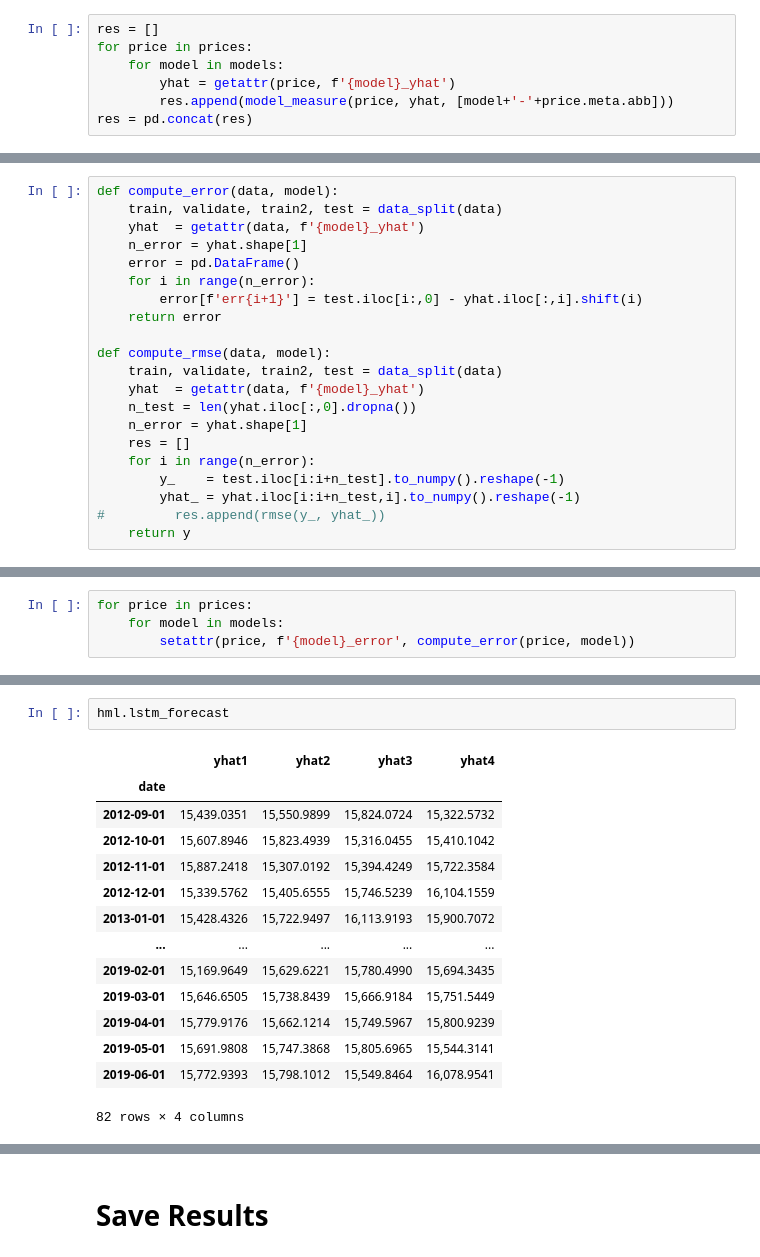
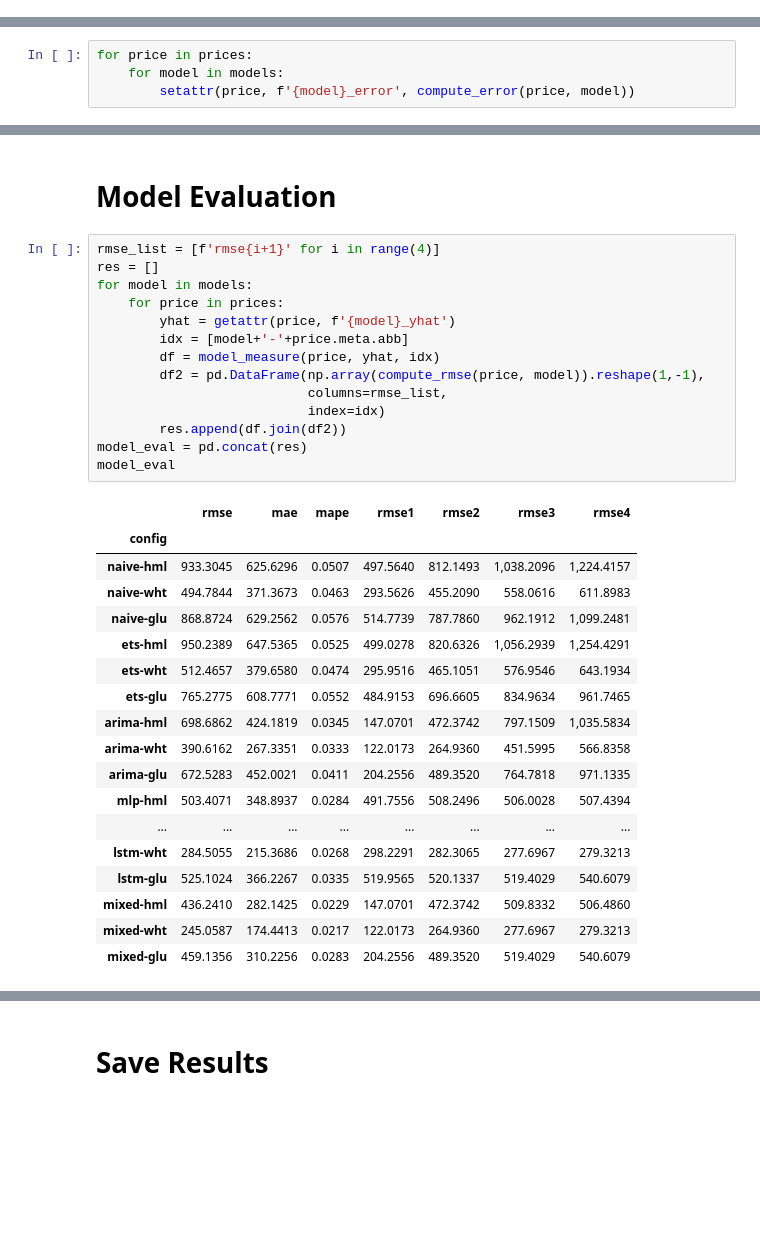
Before and after one commit to piyayut-ch/pricefcast, a Jupyter notebook: notebook/6_evaluate.ipynb, the cells around one changed output, grey strips where cells are left out. Saved outputs shown, nothing was run; the diff lists cells and outputs as text; blank space fills up the shorter version.

```diff
--- a/notebook/6_evaluate.ipynb
+++ b/notebook/6_evaluate.ipynb
@@ -85,10 +85,3 @@ for price in prices:
     price.mixed_yhat[col34] = price.lstm_yhat[col34].copy()
 # %%
 models = ['naive', 'ets', 'arima', 'mlp', 'lstm', 'mixed']
-# %%
-res = []
-for price in prices:
-    for model in models:
-        yhat = getattr(price, f'{model}_yhat')
-        res.append(model_measure(price, yhat, [model+'-'+price.meta.abb]))
-res = pd.concat(res)
@@ -116,23 +88,2 @@ res
 # %% [markdown]
 # Forecast Errors
-# %%
-def compute_error(data, model):
-    train, validate, train2, test = data_split(data)
-    yhat  = getattr(data, f'{model}_yhat')
-    n_error = yhat.shape[1]
-    error = pd.DataFrame()
-    for i in range(n_error):
-        error[f'err{i+1}'] = test.iloc[i:,0] - yhat.iloc[:,i].shift(i)
-    return error
-
-def compute_rmse(data, model):
-    train, validate, train2, test = data_split(data)
-    yhat  = getattr(data, f'{model}_yhat')
-    n_test = len(yhat.iloc[:,0].dropna())
-    n_error = yhat.shape[1]
-    res = []
-    for i in range(n_error):
-        y_    = test.iloc[i:i+n_test].to_numpy().reshape(-1)
-        yhat_ = yhat.iloc[i:i+n_test,i].to_numpy().reshape(-1)
-#         res.append(rmse(y_, yhat_))
-    return y
@@ -234,17 +99,35 @@ error
-# %%
-hml.lstm_forecast
-# %% [output]
-|  | yhat1 | yhat2 | yhat3 | yhat4 |
-| date |  |  |  |  |
-| 2012-09-01 | 15,439.0351 | 15,550.9899 | 15,824.0724 | 15,322.5732 |
-| 2012-10-01 | 15,607.8946 | 15,823.4939 | 15,316.0455 | 15,410.1042 |
-| 2012-11-01 | 15,887.2418 | 15,307.0192 | 15,394.4249 | 15,722.3584 |
-| 2012-12-01 | 15,339.5762 | 15,405.6555 | 15,746.5239 | 16,104.1559 |
-| 2013-01-01 | 15,428.4326 | 15,722.9497 | 16,113.9193 | 15,900.7072 |
-| ... | ... | ... | ... | ... |
-| 2019-02-01 | 15,169.9649 | 15,629.6221 | 15,780.4990 | 15,694.3435 |
-| 2019-03-01 | 15,646.6505 | 15,738.8439 | 15,666.9184 | 15,751.5449 |
-| 2019-04-01 | 15,779.9176 | 15,662.1214 | 15,749.5967 | 15,800.9239 |
-| 2019-05-01 | 15,691.9808 | 15,747.3868 | 15,805.6965 | 15,544.3141 |
-| 2019-06-01 | 15,772.9393 | 15,798.1012 | 15,549.8464 | 16,078.9541 |
-82 rows × 4 columns
+# %% [markdown]
+# Model Evaluation
+# %%
+rmse_list = [f'rmse{i+1}' for i in range(4)]
+res = []
+for model in models:
+    for price in prices:
+        yhat = getattr(price, f'{model}_yhat')
+        idx = [model+'-'+price.meta.abb]
+        df = model_measure(price, yhat, idx)
+        df2 = pd.DataFrame(np.array(compute_rmse(price, model)).reshape(1,-1),
+                           columns=rmse_list,
+                           index=idx)
+        res.append(df.join(df2))
+model_eval = pd.concat(res)
+model_eval
+# %% [output]
+|  | rmse | mae | mape | rmse1 | rmse2 | rmse3 | rmse4 |
+| config |  |  |  |  |  |  |  |
+| naive-hml | 933.3045 | 625.6296 | 0.0507 | 497.5640 | 812.1493 | 1,038.2096 | 1,224.4157 |
+| naive-wht | 494.7844 | 371.3673 | 0.0463 | 293.5626 | 455.2090 | 558.0616 | 611.8983 |
+| naive-glu | 868.8724 | 629.2562 | 0.0576 | 514.7739 | 787.7860 | 962.1912 | 1,099.2481 |
+| ets-hml | 950.2389 | 647.5365 | 0.0525 | 499.0278 | 820.6326 | 1,056.2939 | 1,254.4291 |
+| ets-wht | 512.4657 | 379.6580 | 0.0474 | 295.9516 | 465.1051 | 576.9546 | 643.1934 |
+| ets-glu | 765.2775 | 608.7771 | 0.0552 | 484.9153 | 696.6605 | 834.9634 | 961.7465 |
+| arima-hml | 698.6862 | 424.1819 | 0.0345 | 147.0701 | 472.3742 | 797.1509 | 1,035.5834 |
+| arima-wht | 390.6162 | 267.3351 | 0.0333 | 122.0173 | 264.9360 | 451.5995 | 566.8358 |
+| arima-glu | 672.5283 | 452.0021 | 0.0411 | 204.2556 | 489.3520 | 764.7818 | 971.1335 |
+| mlp-hml | 503.4071 | 348.8937 | 0.0284 | 491.7556 | 508.2496 | 506.0028 | 507.4394 |
+| ... | ... | ... | ... | ... | ... | ... | ... |
+| lstm-wht | 284.5055 | 215.3686 | 0.0268 | 298.2291 | 282.3065 | 277.6967 | 279.3213 |
+| lstm-glu | 525.1024 | 366.2267 | 0.0335 | 519.9565 | 520.1337 | 519.4029 | 540.6079 |
+| mixed-hml | 436.2410 | 282.1425 | 0.0229 | 147.0701 | 472.3742 | 509.8332 | 506.4860 |
+| mixed-wht | 245.0587 | 174.4413 | 0.0217 | 122.0173 | 264.9360 | 277.6967 | 279.3213 |
+| mixed-glu | 459.1356 | 310.2256 | 0.0283 | 204.2556 | 489.3520 | 519.4029 | 540.6079 |
```
Also changed, not shown: parts of 11 cells of this notebook, 2 other files.
